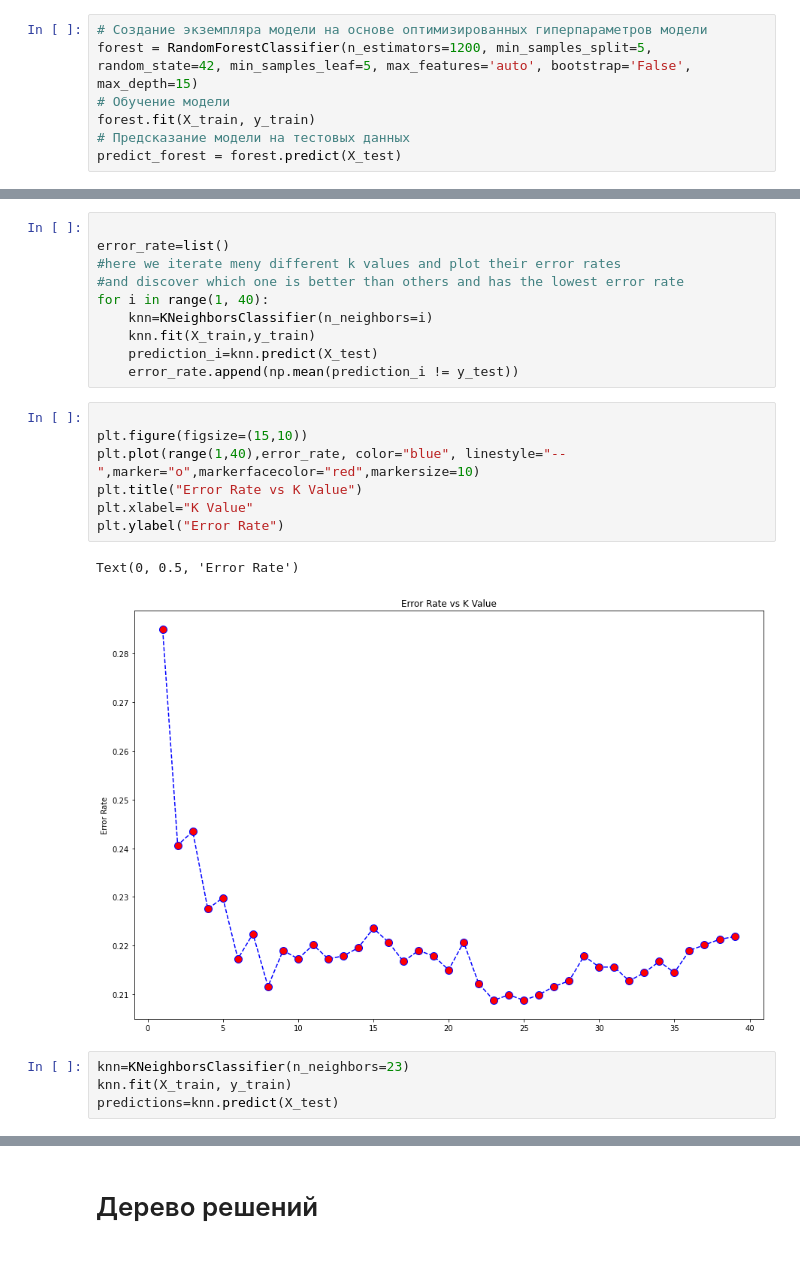
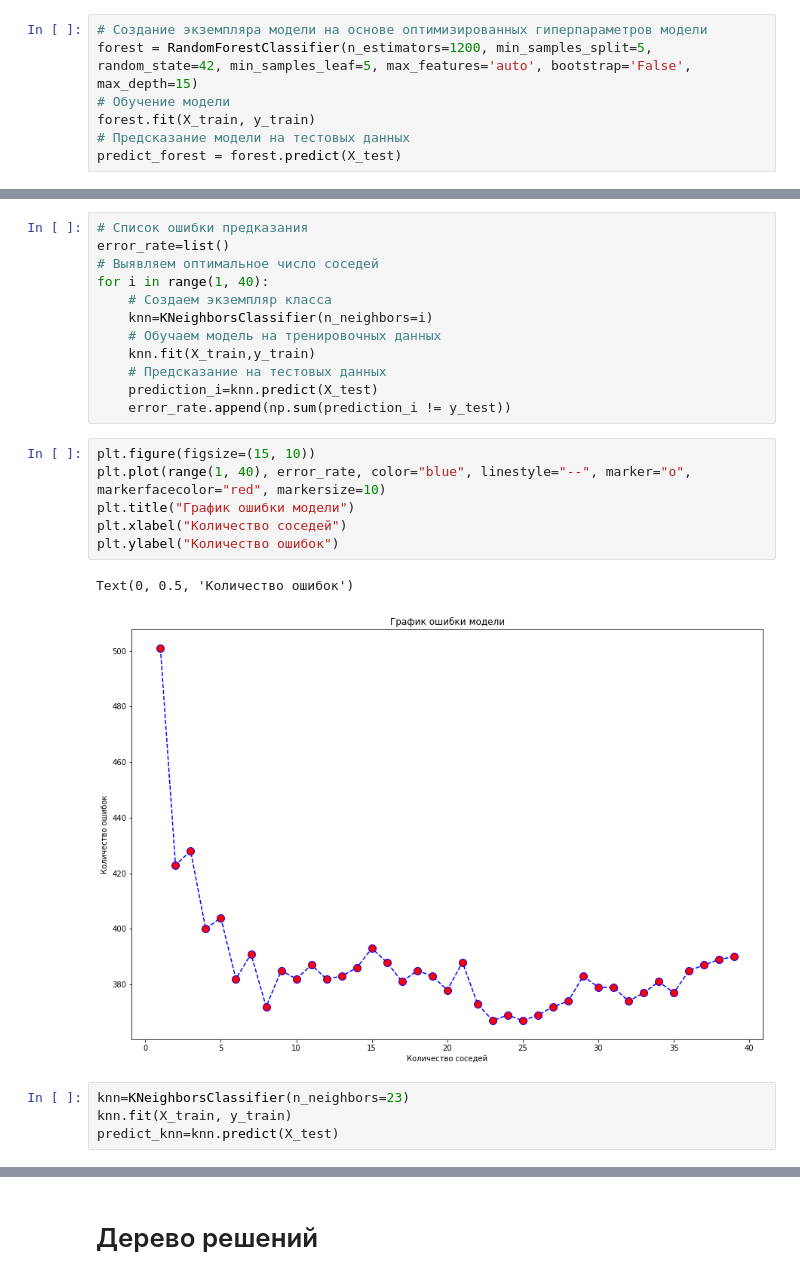
Before and after one commit to nurik08/Churn_Model, a Jupyter notebook: model.ipynb, the cells around one changed output, grey strips where cells are left out. Cells and saved outputs as stored; diff of their text form.

```diff
--- a/model.ipynb
+++ b/model.ipynb
@@ -222,24 +279,25 @@ plt.show()
 # %%
-
+# Список ошибки предказания
 error_rate=list()
-#here we iterate meny different k values and plot their error rates
-#and discover which one is better than others and has the lowest error rate
+# Выявляем оптимальное число соседей
 for i in range(1, 40):
+    # Создаем экземпляр класса
     knn=KNeighborsClassifier(n_neighbors=i)
+    # Обучаем модель на тренировочных данных
     knn.fit(X_train,y_train)
+    # Предсказание на тестовых данных
     prediction_i=knn.predict(X_test)
-    error_rate.append(np.mean(prediction_i != y_test))
+    error_rate.append(np.sum(prediction_i != y_test))
 # %%
-
-plt.figure(figsize=(15,10))
-plt.plot(range(1,40),error_rate, color="blue", linestyle="--",marker="o",markerfacecolor="red",markersize=10)
-plt.title("Error Rate vs K Value")
-plt.xlabel="K Value"
-plt.ylabel("Error Rate")
+plt.figure(figsize=(15, 10))
+plt.plot(range(1, 40), error_rate, color="blue", linestyle="--", marker="o", markerfacecolor="red", markersize=10)
+plt.title("График ошибки модели")
+plt.xlabel("Количество соседей")
+plt.ylabel("Количество ошибок")
 # %% [output]
-Text(0, 0.5, 'Error Rate')
+Text(0, 0.5, 'Количество ошибок')
-[figure, old version]
+[figure, new version]
 # %%
 knn=KNeighborsClassifier(n_neighbors=23)
 knn.fit(X_train, y_train)
-predictions=knn.predict(X_test)
+predict_knn=knn.predict(X_test)
```
Also changed, not shown: parts of 11 cells of this notebook.
